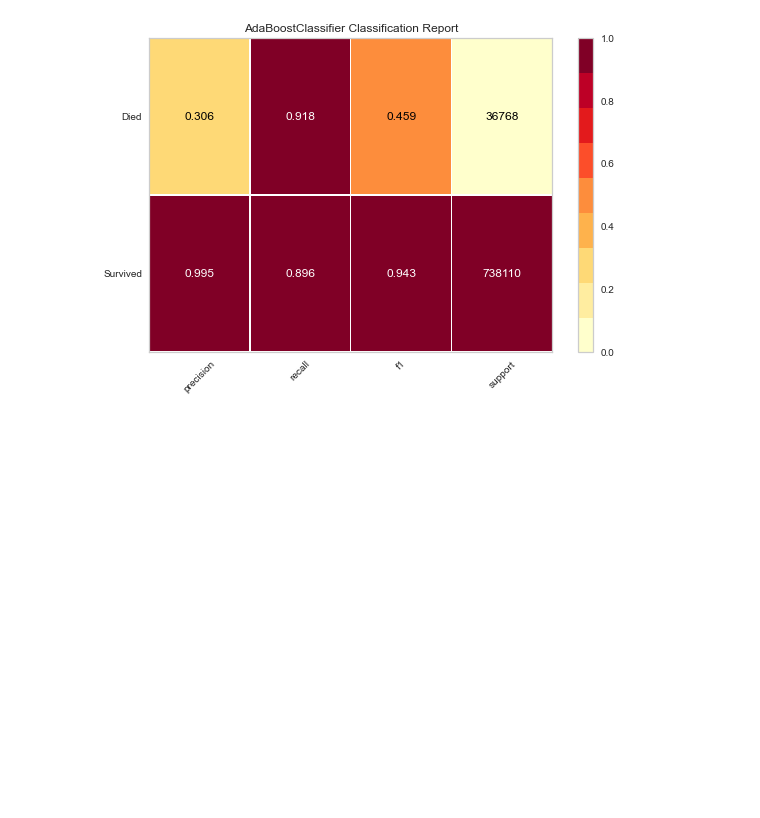
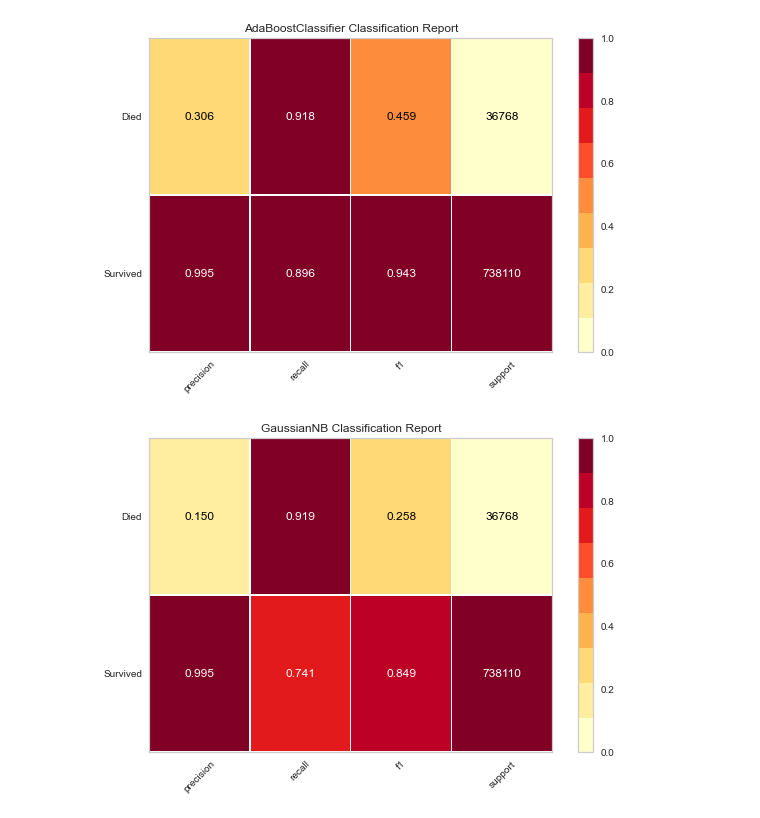
Before and after one commit to georgetown-analytics/COVID-19-race-social-equity-, a Jupyter notebook: Over Sample Explore.ipynb, the cells around one changed output. Cells and saved outputs as stored; diff of their text form; code cells hidden in the pictures; blank space fills up the shorter version.

```diff
--- a/Over Sample Explore.ipynb
+++ b/Over Sample Explore.ipynb
@@ -377,3 +360,11 @@ ABC_3_ros = AdaBoostClassifier(n_estimators=100,random_state=0).fit(X_train_resa
 _ = classification_report(ABC_3_ros, X_test, y_test, classes=classes, support=True, is_fitted=True)
 # %% [output]
 [figure]
+# %%
+from sklearn.naive_bayes import GaussianNB
+GausNB = GaussianNB()
+classes = ["Survived","Died"]
+GausNB.fit(X_train_resampled, y_train_resampled)
+_ = classification_report(GausNB, X_test, y_test, classes=classes, support=True, is_fitted=True)
+# %% [output]
+[figure, added]
```
Also changed, not shown: parts of 6 cells of this notebook.
